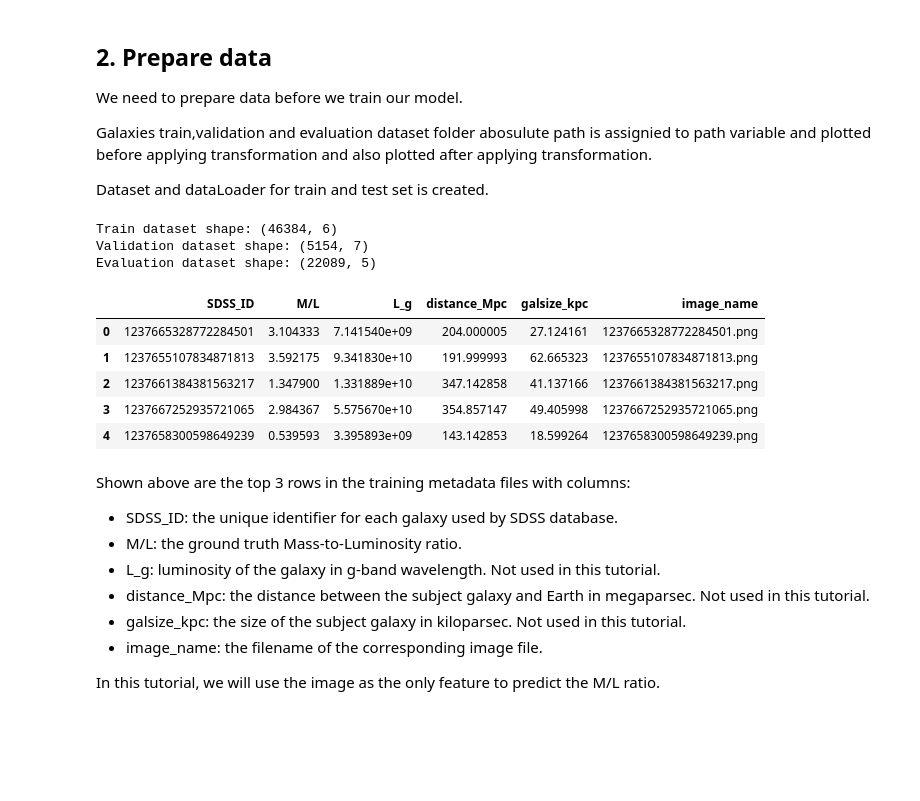
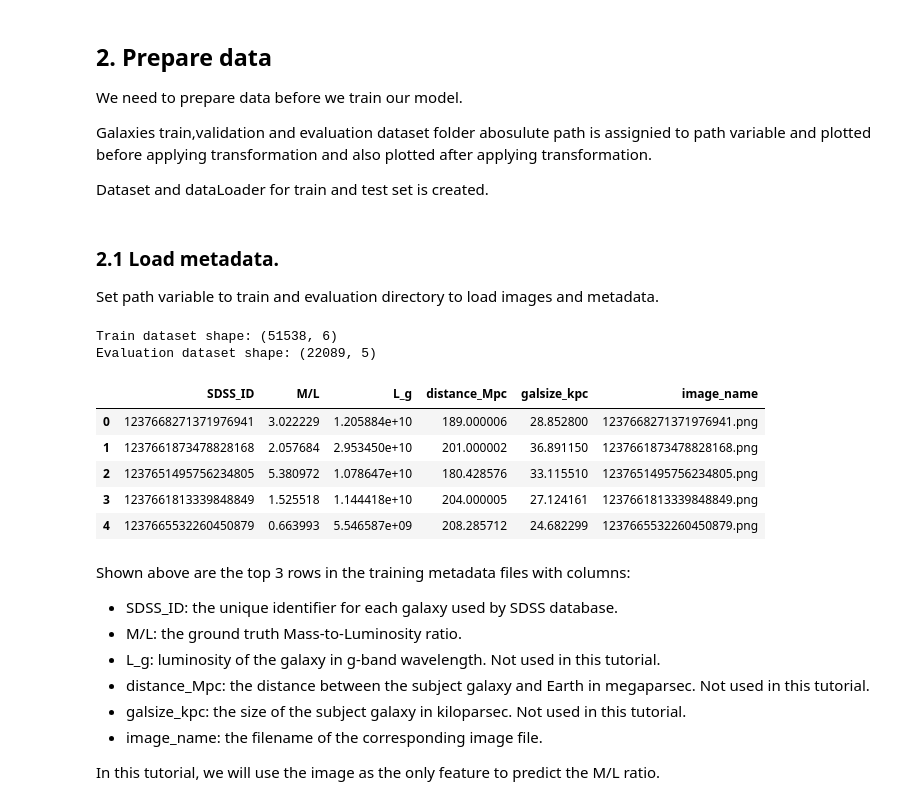
Before and after one commit to harishaek/astrohack-starter-kit-torch, a Jupyter notebook: Astrohack_PyTorch.ipynb, the cells around one changed output. Saved outputs shown, nothing was run; the diff lists cells and outputs as text; code cells hidden in the pictures; blank space fills up the shorter version.

```diff
--- a/Astrohack_PyTorch.ipynb
+++ b/Astrohack_PyTorch.ipynb
@@ -66,35 +68,33 @@ import matplotlib.pyplot as plt
  <p> We need to prepare data before we train our model.</p>
 <p>Galaxies train,validation and evaluation dataset folder abosulute path is assignied to path variable and plotted before applying transformation and also plotted after applying transformation.</p>
 <p> Dataset and dataLoader for train and test set is created.</p>
+# %% [markdown]
+### 2.1 Load metadata.
+Set path variable to train and evaluation directory to load images and metadata.
 # %%
 """
-valid_dir : An absolute path for test images.
 Train_dir : An absolute path for train images.
 Eval_dir  : An absolute path for evaluation images.
 """
-valid_dir =  "./data/valid_128pix/"
-Train_dir ="./data/train_128pix/"
+Train_dir ="./data/train_images_128pix/"
 Eval_dir = "./data/evaluation_images_128pix/"
 # %%
 train_dataframe = pd.read_csv(Train_dir+"train_metadata.tsv",sep='\t')
-valid_dataframe = pd.read_csv(valid_dir+"valid_metadata.tsv",sep='\t')
 evaluation_dataframe = pd.read_csv(Eval_dir+"eval_metadata.tsv",sep='\t')
 
 print("Train dataset shape: {} ".format(train_dataframe.shape))
-print("Validation dataset shape: {} ".format(valid_dataframe.shape))
 print("Evaluation dataset shape: {} ".format(evaluation_dataframe.shape))
 
 train_dataframe.head(5)
 # %% [output]
-Train dataset shape: (46384, 6)
-Validation dataset shape: (5154, 7)
+Train dataset shape: (51538, 6)
 Evaluation dataset shape: (22089, 5)
 |  | SDSS_ID | M/L | L_g | distance_Mpc | galsize_kpc | image_name |
-| 0 | 1237665328772284501 | 3.104333 | 7.141540e+09 | 204.000005 | 27.124161 | 1237665328772284501.png |
-| 1 | 1237655107834871813 | 3.592175 | 9.341830e+10 | 191.999993 | 62.665323 | 1237655107834871813.png |
-| 2 | 1237661384381563217 | 1.347900 | 1.331889e+10 | 347.142858 | 41.137166 | 1237661384381563217.png |
-| 3 | 1237667252935721065 | 2.984367 | 5.575670e+10 | 354.857147 | 49.405998 | 1237667252935721065.png |
-| 4 | 1237658300598649239 | 0.539593 | 3.395893e+09 | 143.142853 | 18.599264 | 1237658300598649239.png |
+| 0 | 1237668271371976941 | 3.022229 | 1.205884e+10 | 189.000006 | 28.852800 | 1237668271371976941.png |
+| 1 | 1237661873478828168 | 2.057684 | 2.953450e+10 | 201.000002 | 36.891150 | 1237661873478828168.png |
+| 2 | 1237651495756234805 | 5.380972 | 1.078647e+10 | 180.428576 | 33.115510 | 1237651495756234805.png |
+| 3 | 1237661813339848849 | 1.525518 | 1.144418e+10 | 204.000005 | 27.124161 | 1237661813339848849.png |
+| 4 | 1237665532260450879 | 0.663993 | 5.546587e+09 | 208.285712 | 24.682299 | 1237665532260450879.png |
 # %% [markdown]
 Shown above are the top 3 rows in the training metadata files with columns:
 <ul>
```
Also changed, not shown: parts of 8 cells of this notebook.
